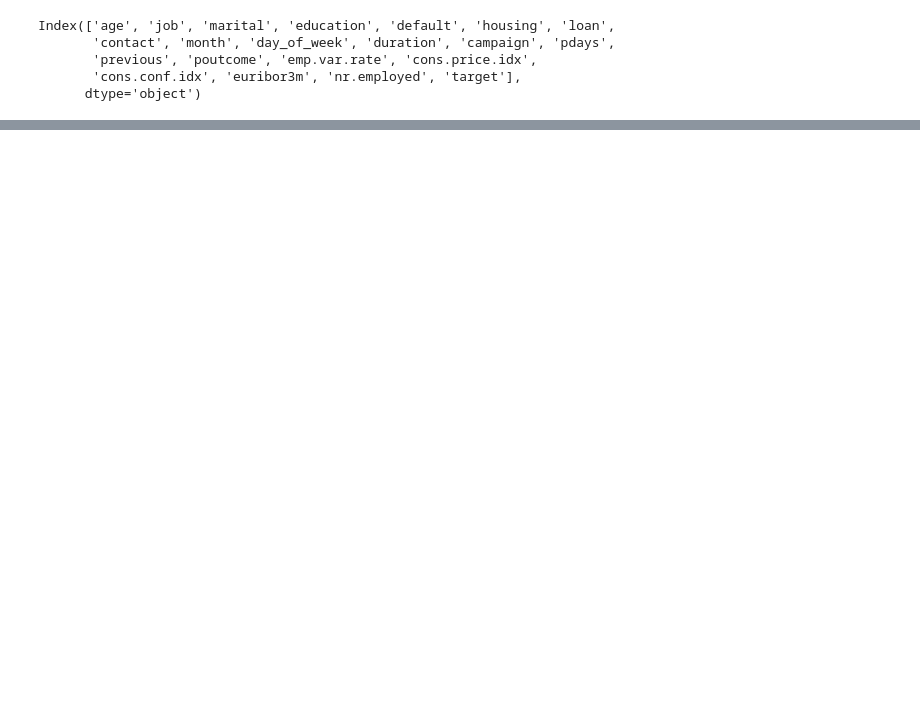
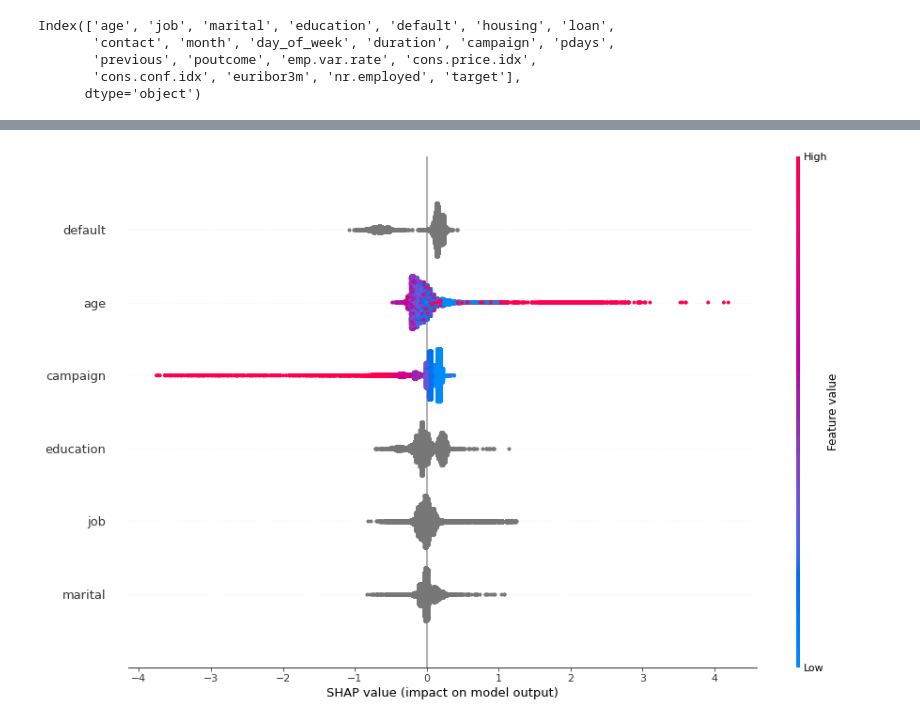
Before and after one commit to dandolodavid/ACME, a Jupyter notebook: notebook/ACME_banking.ipynb, the cells around one changed output, grey strips where cells are left out. Drawn from its saved outputs; the diff is of its cells as text; code cells hidden in the pictures; blank space fills up the shorter version.

```diff
--- a/notebook/ACME_banking.ipynb
+++ b/notebook/ACME_banking.ipynb
@@ -23,5 +27,5 @@ ql_features = ['default','job','marital','education']
 # %%
 model_df = dataset[ql_features+qt_features+['target']].copy()
 # %%
-ctb = CatBoostClassifier(cat_features=ql_features).fit(dataset.drop(columns='target').values,dataset['target'].values)
+ctb = CatBoostClassifier(cat_features=[0,1,2,3]).fit(dataset[ql_features+qt_features ],dataset['target'].values)
 # %% [output]
@@ -39,7 +76,9 @@ acme_rf.summary_plot()
 # %%
 import shap
-explainer = shap.TreeExplainer(train_model.base_model()['model'])
-shap_values = explainer.shap_values(dataset.drop(columns='target'))
-shap.summary_plot(shap_values,dataset.drop(columns=['target']),plot_size=(15,10))
+explainer = shap.TreeExplainer(ctb)
+shap_values = explainer.shap_values(dataset[ql_features + qt_features])
+shap.summary_plot(shap_values,dataset[ql_features + qt_features],plot_size=(15,10))
+# %% [output]
+[figure, added]
 # %%
 acme_rf.bar_plot()
```
Also changed, not shown: parts of 10 cells of this notebook, 17 other files.
